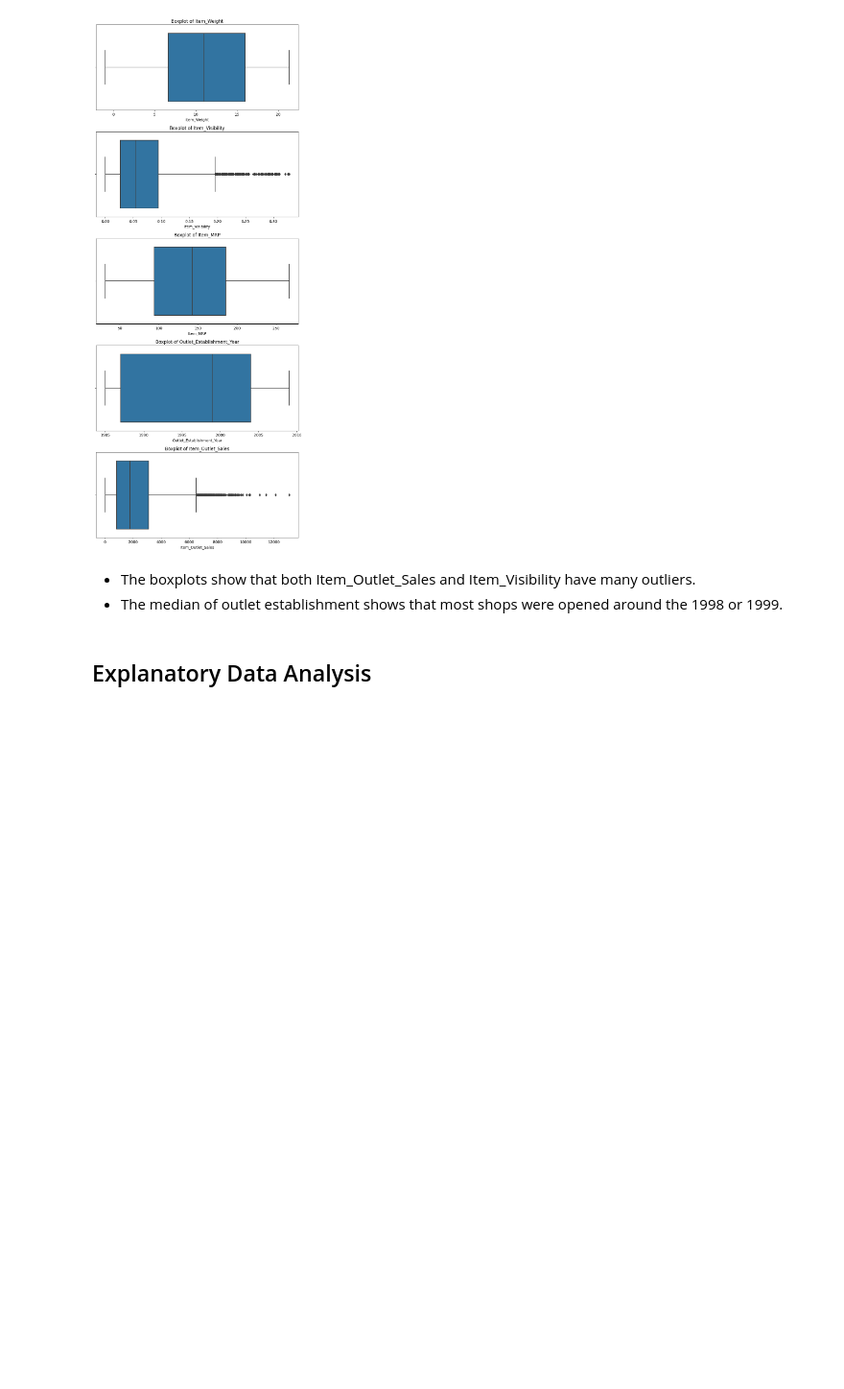
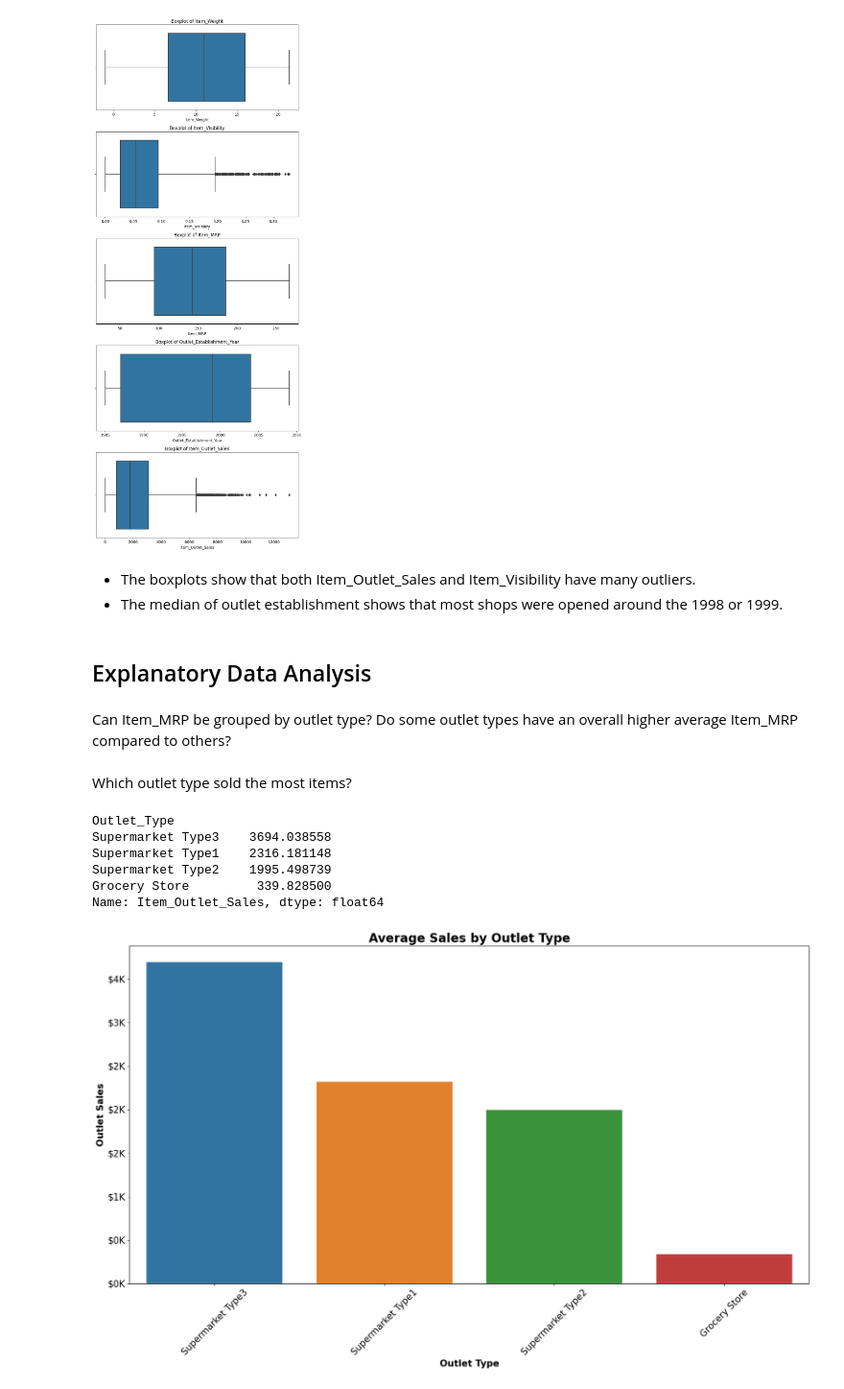
Before and after one commit to hokushrine/prediction-of-product-sales, a Jupyter notebook: Prediction_of_Product_Sales.ipynb, the cells around one changed output. Shown: that part at 96% size. Cells and saved outputs as stored; diff of their text form; code cells hidden in the pictures; blank space fills up the shorter version.

```diff
--- a/Prediction_of_Product_Sales.ipynb
+++ b/Prediction_of_Product_Sales.ipynb
@@ -415,3 +439,39 @@ plt.show()
 - The median of outlet establishment shows that most shops were opened around the 1998 or 1999.
 # %% [markdown]
 ## Explanatory Data Analysis
+# %% [markdown]
+Can Item_MRP be grouped by outlet type? Do some outlet types have an overall higher average Item_MRP compared to others?
+# %% [markdown]
+Which outlet type sold the most items?
+# %%
+means = df.groupby('Outlet_Type')['Item_Outlet_Sales'].mean().sort_values(ascending=False)
+means
+# %% [output]
+Outlet_Type
+Supermarket Type3    3694.038558
+Supermarket Type1    2316.181148
+Supermarket Type2    1995.498739
+Grocery Store         339.828500
+Name: Item_Outlet_Sales, dtype: float64
+# %%
+from matplotlib.ticker import FuncFormatter
+fig, ax = plt.subplots(figsize=(20,10))
+
+ax = sns.barplot(data=df, x='Outlet_Type', y ='Item_Outlet_Sales', order = means.index, ci = None)
+plt.xticks(rotation = 90)
+ax.set_title('Average Sales by Outlet Type', fontsize = 20, fontweight = 'bold');
+ax.set_xlabel('Outlet Type', fontsize = 15, fontweight = 'bold')
+ax.set_ylabel('Outlet Sales', fontsize = 15, fontweight = 'bold');
+ax.set_xticklabels(ax.get_xticklabels(), rotation=45, fontsize=15)
+ax.set_yticklabels(ax.get_yticklabels(), fontsize=15)
+
+
+def hundred_k(x,pos):
+  """function for use with matplotlib FuncFormatter - formats money in millions"""
+  return f'${x*1e-3:,.0f}K'
+
+price_fmt_100k = FuncFormatter(hundred_k)
+
+ax.yaxis.set_major_formatter(price_fmt_100k)
+# %% [output]
+[figure, added]
```
Also changed, not shown: parts of 29 cells of this notebook.
